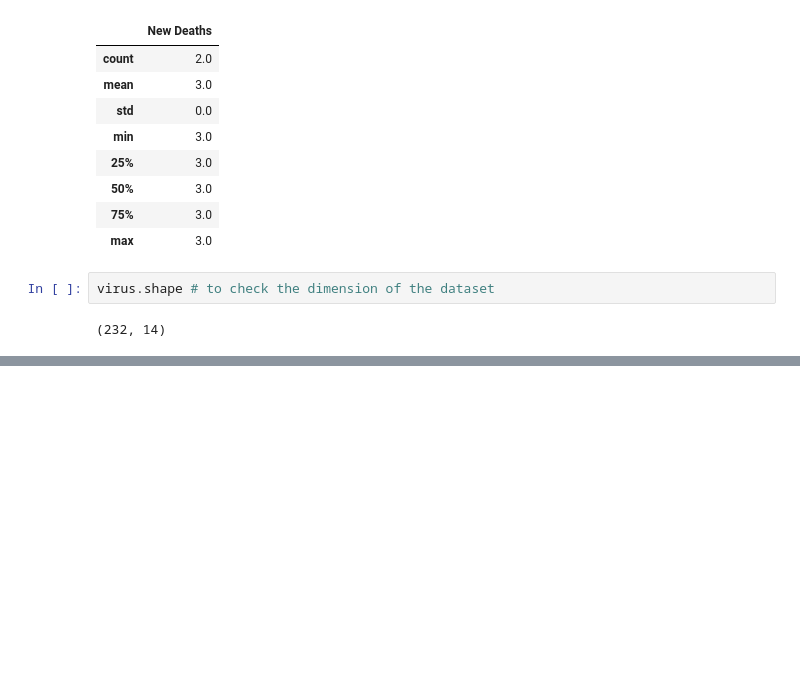
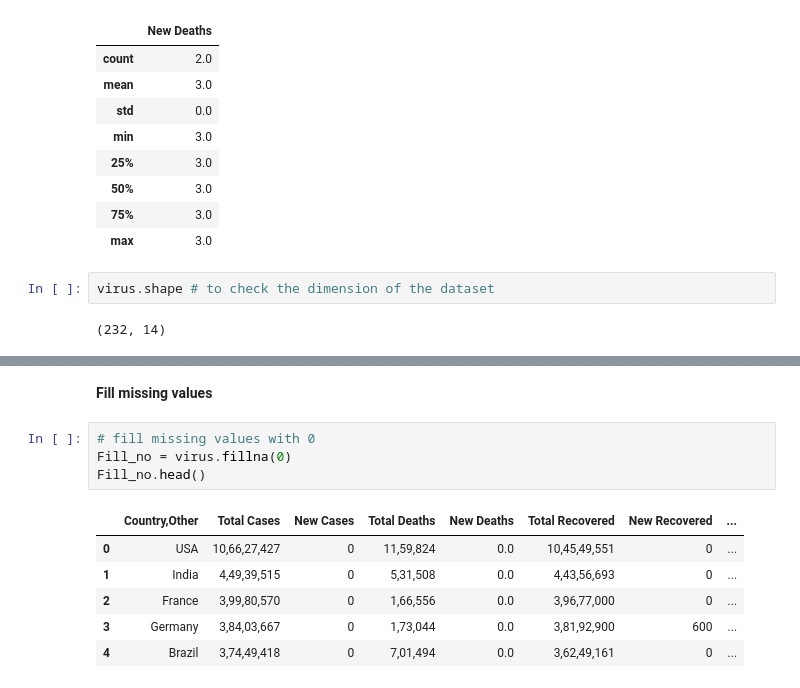
Before and after one commit to Muasya0254/WK2-Practice---Data-Collection-and-Cleaning, a Jupyter notebook: corona_virus.ipynb, the cells around one changed output, grey strips where cells are left out. Cells and saved outputs as stored; diff of their text form; blank space fills up the shorter version.

```diff
--- a/corona_virus.ipynb
+++ b/corona_virus.ipynb
@@ -30,0 +69,13 @@ virus.shape # to check the dimension of the dataset
+# %% [markdown]
+**Fill missing values**
+# %%
+# fill missing values with 0
+Fill_no = virus.fillna(0)
+Fill_no.head()
+# %% [output]
+|  | Country,Other | Total Cases | New Cases | Total Deaths | New Deaths | Total Recovered | New Recovered | ... |
+| 0 | USA | 10,66,27,427 | 0 | 11,59,824 | 0.0 | 10,45,49,551 | 0 | ... |
+| 1 | India | 4,49,39,515 | 0 | 5,31,508 | 0.0 | 4,43,56,693 | 0 | ... |
+| 2 | France | 3,99,80,570 | 0 | 1,66,556 | 0.0 | 3,96,77,000 | 0 | ... |
+| 3 | Germany | 3,84,03,667 | 0 | 1,73,044 | 0.0 | 3,81,92,900 | 600 | ... |
+| 4 | Brazil | 3,74,49,418 | 0 | 7,01,494 | 0.0 | 3,62,49,161 | 0 | ... |
```
Also changed, not shown: parts of 3 cells of this notebook.
